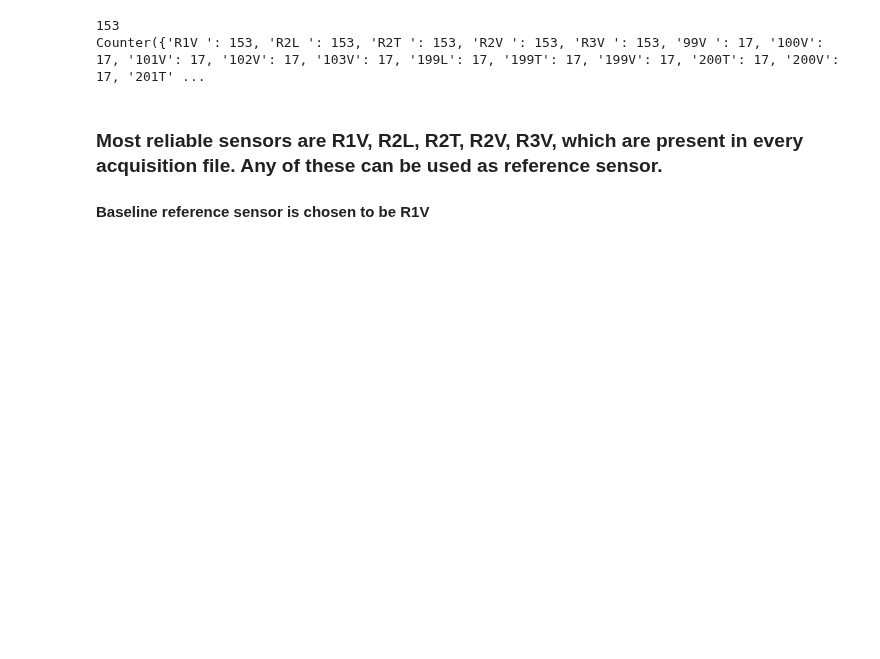
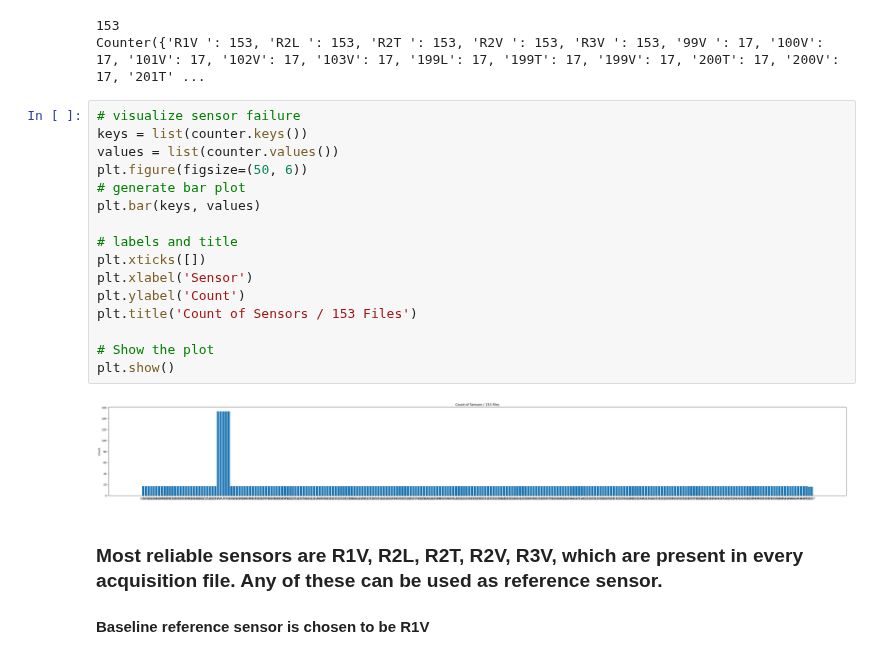
Before and after one commit to AmroAbdrabo/application-of-online-anomaly-detection-using-one-class-classification-to-z24, a Jupyter notebook: exploratory_data_analysis.ipynb, the cells around one changed output. Cells and saved outputs as stored; diff of their text form; blank space fills up the shorter version.

```diff
--- a/exploratory_data_analysis.ipynb
+++ b/exploratory_data_analysis.ipynb
@@ -379,6 +382,24 @@ print(counter)
 # %% [output]
 153
 Counter({'R1V ': 153, 'R2L ': 153, 'R2T ': 153, 'R2V ': 153, 'R3V ': 153, '99V ': 17, '100V': 17, '101V': 17, '102V': 17, '103V': 17, '199L': 17, '199T': 17, '199V': 17, '200T': 17, '200V': 17, '201T' ...
+# %%
+# visualize sensor failure
+keys = list(counter.keys())
+values = list(counter.values())
+plt.figure(figsize=(50, 6))
+# generate bar plot
+plt.bar(keys, values)
+
+# labels and title
+plt.xticks([])
+plt.xlabel('Sensor')
+plt.ylabel('Count')
+plt.title('Count of Sensors / 153 Files')
+
+# Show the plot
+plt.show()
+# %% [output]
+[figure, added]
 # %% [markdown]
 ### Most reliable sensors are R1V, R2L, R2T, R2V, R3V, which are present in every acquisition file. Any of these can be used as reference sensor.
 #### Baseline reference sensor is chosen to be R1V
```
Also changed, not shown: parts of 11 cells of this notebook.
